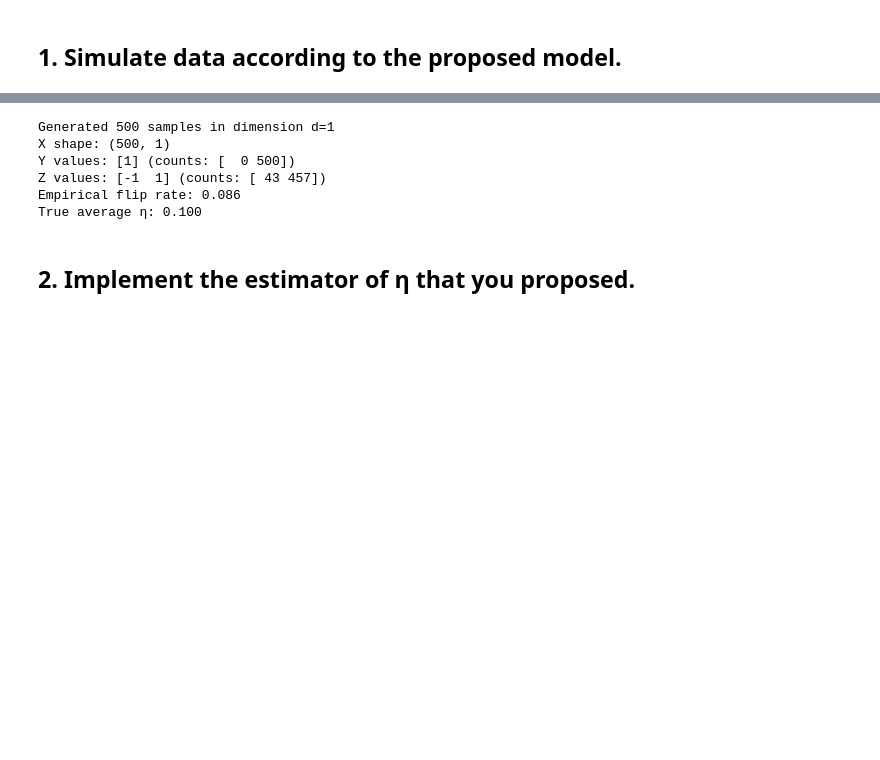
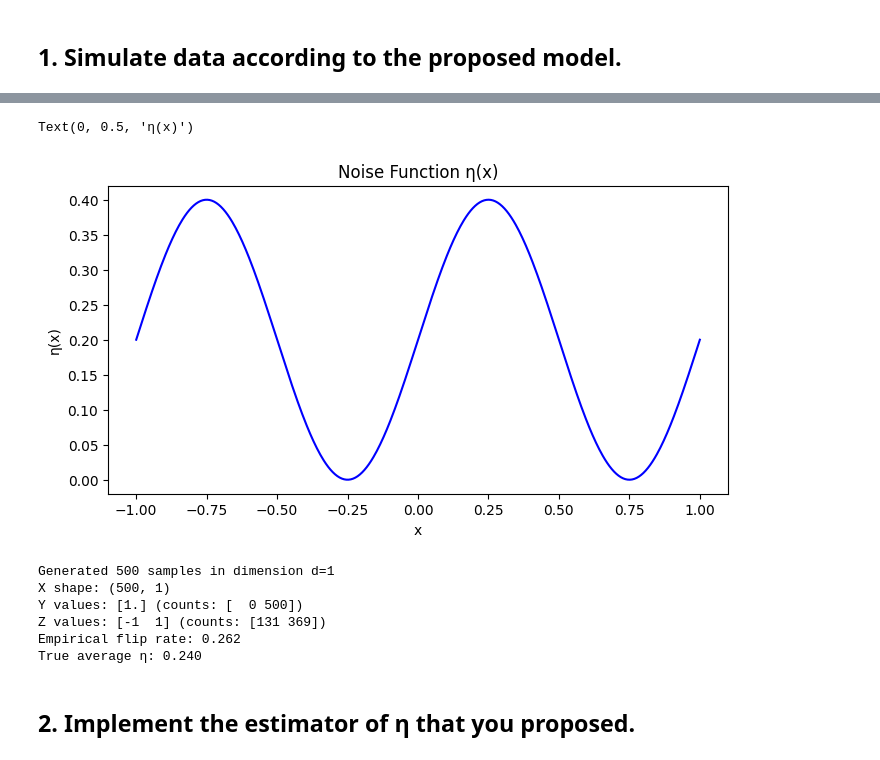
Before and after one commit to RaniaZougari/SL_Project, a Jupyter notebook: Simulation.ipynb, the cells around one changed output, grey strips where cells are left out. Saved outputs shown, nothing was run; the diff lists cells and outputs as text; code cells hidden in the pictures; blank space fills up the shorter version.

```diff
--- a/Simulation.ipynb
+++ b/Simulation.ipynb
@@ -26,20 +29,31 @@ from scipy.stats import norm
 
 np.random.seed(42)
 # %%
-# Defining eta function (could be linear, quasratic, constant, sinus, etc)
+# Defining eta function
 
-def eta_linear_bis(x: np.ndarray, eta_max) -> np.ndarray:
-    """Linear noise: η(x) = η_max * (eta_max + 0.4*(x+1)/2)"""
-    x_flat = x if x.ndim == 1 else np.mean(x, axis=1)
-    return eta_max * (eta_max +  (np.abs(x_flat))/20)
-
-def eta_linear(x: np.ndarray, eta_max) -> np.ndarray:
+def eta_linear(x, eta_max):
     """Linear noise: η(x) = η_max * (eta_max + 0.4*(x+1)/2)"""
     x_flat = x if x.ndim == 1 else np.mean(x, axis=1)
     return eta_max * (eta_max + 0.4 * (x_flat + 1) / 2)
 
-def eta_constant(X,eta_max):
-    return np.array([eta_max for i in range(X.shape[0])])
+def eta_nonLinear(x,eta_max):
+    """
+    Instance-dependent noise function eta(x) in [0, eta_max]
+    Here: smooth nonlinear function
+    """
+    return eta_max * (0.5 + 0.5 * np.sin(2 * np.pi * x))
+# %%
+# Plotting eta function
+x_vals = np.linspace(-1, 1, 500)
+eta_vals = eta_nonLinear(x_vals, eta_max=0.4)
+plt.figure(figsize=(8, 4))
+plt.plot(x_vals, eta_vals, label='η(x)', color='blue')
+plt.title('Noise Function η(x)')
+plt.xlabel('x')
+plt.ylabel('η(x)')
+# %% [output]
+Text(0, 0.5, 'η(x)')
+[figure, added]
 # %%
 # Generate data
 def generate_data(m: int, d: int, eta_func, eta_max):
@@ -66,25 +78,27 @@ def generate_data(m: int, d: int, eta_func, eta_max):
     return X, Y, Z, eta_true
 # %%
 # Test
-eta_max=0.5
+eta_max=0.4
 N = 10
 m = 500
 d = 1
-X, Y, Z, eta_true = generate_data(m, d, eta_constant, eta_max=0.1)
+
+
+X, Y, Z, eta_true = generate_data(m, d, eta_linear, eta_max)
 
 print(f"Generated {m} samples in dimension d={d}")
 print(f"X shape: {X.shape}")
-print(f"Y values: {np.unique(Y)} (counts: {np.bincount((Y+1)//2)})")
-print(f"Z values: {np.unique(Z)} (counts: {np.bincount((Z+1)//2)})")
+print(f"Y values: {np.unique(Y)} (counts: {np.bincount(((Y + 1)//2).astype(int))})")
+print(f"Z values: {np.unique(Z)} (counts: {np.bincount(((Z + 1)//2).astype(int))})")
 print(f"Empirical flip rate: {np.mean(Y != Z):.3f}")
 print(f"True average η: {np.mean(eta_true):.3f}")
 # %% [output]
 Generated 500 samples in dimension d=1
 X shape: (500, 1)
-Y values: [1] (counts: [  0 500])
-Z values: [-1  1] (counts: [ 43 457])
-Empirical flip rate: 0.086
-True average η: 0.100
+Y values: [1.] (counts: [  0 500])
+Z values: [-1  1] (counts: [131 369])
+Empirical flip rate: 0.262
+True average η: 0.240
 # %% [markdown]
 ## 2. Implement the estimator of η that you proposed.
 # %%
```
Also changed, not shown: parts of 12 cells of this notebook.
